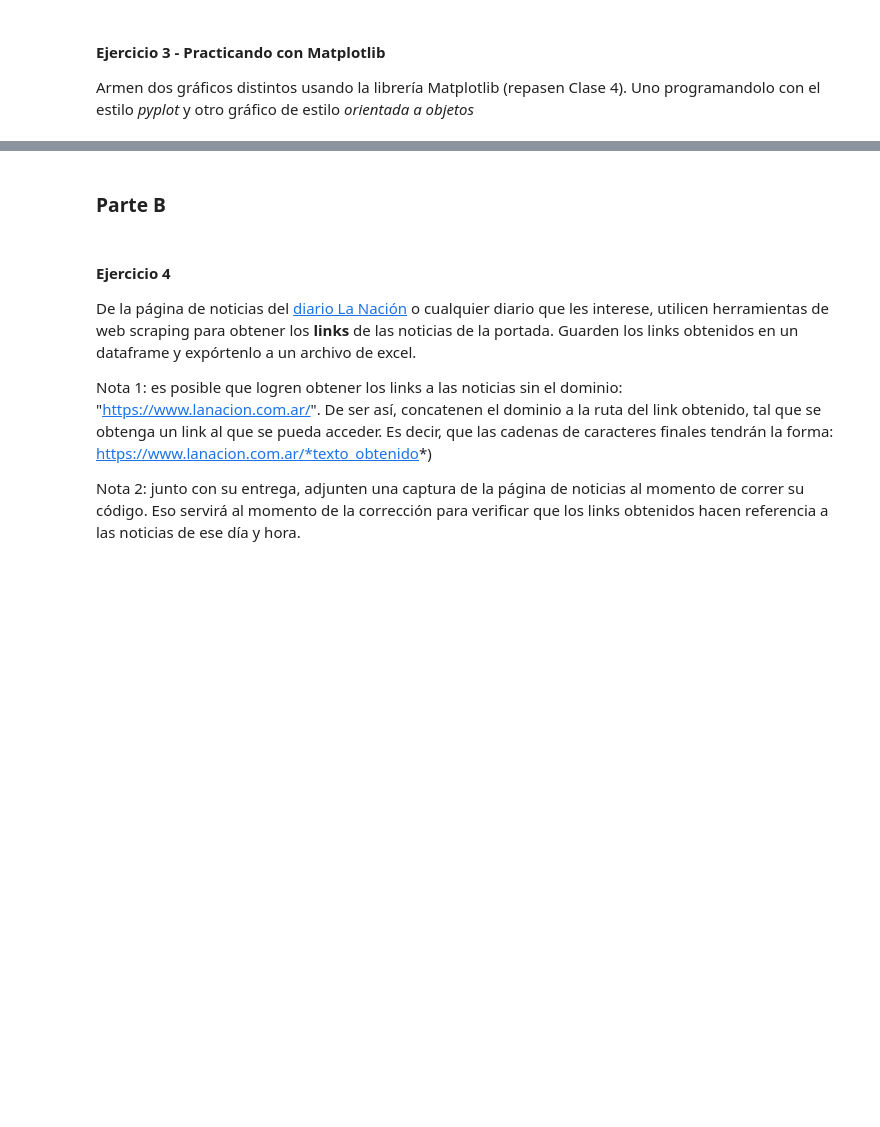
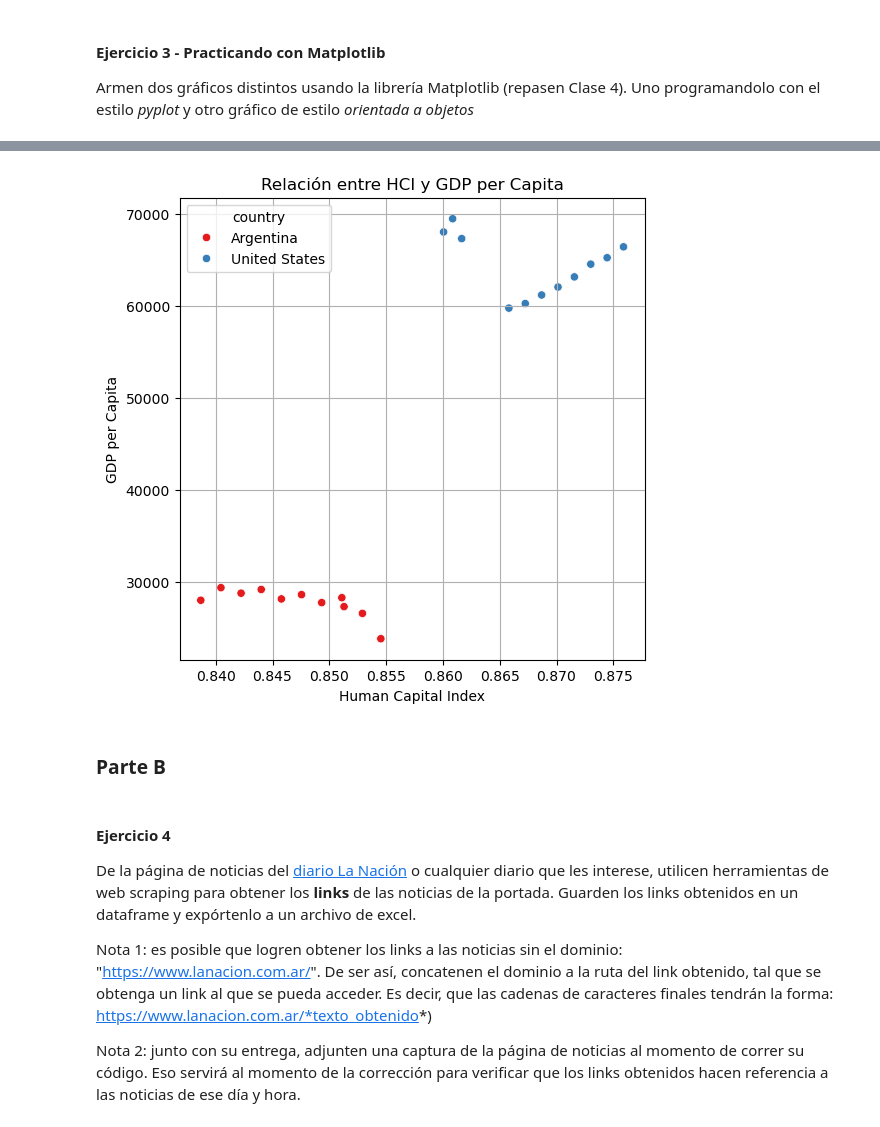
Before and after one commit to MartiinHuck/BigDataUBA-Grupo21, a Jupyter notebook: TP1_Grupo21.ipynb, the cells around one changed output, grey strips where cells are left out. Drawn from its saved outputs; the diff is of its cells as text; code cells hidden in the pictures; blank space fills up the shorter version.

```diff
--- a/TP1_Grupo21.ipynb
+++ b/TP1_Grupo21.ipynb
@@ -50,3 +319,14 @@ Armen dos gráficos distintos usando la librería Matplotlib (repasen Clase 4).
+# %%
+#  Diagrama de dispersión (scatter plot)
+plt.figure(figsize=(6, 6))
+sns.scatterplot(x=df_reset["human_capital_index"], y=df_reset["gdppc"], hue=df.index.get_level_values(0), palette="Set1")
+plt.xlabel("Human Capital Index")
+plt.ylabel("GDP per Capita")
+plt.title("Relación entre HCI y GDP per Capita")
+plt.grid()
+plt.show()
+# %% [output]
+[figure, added]
 # %% [markdown]
 ### Parte B
 # %% [markdown]
```
Also changed, not shown: parts of 27 cells of this notebook, 1 other file.
